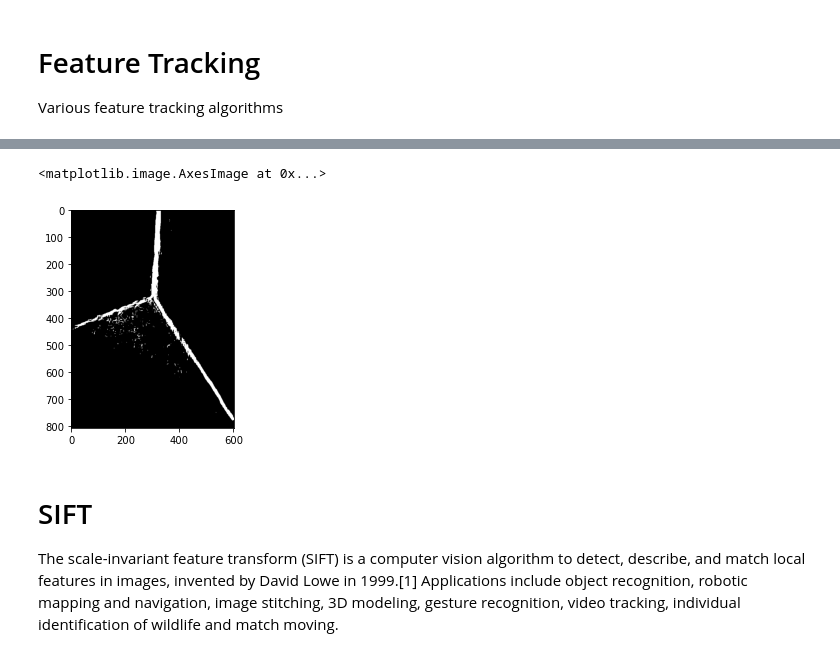
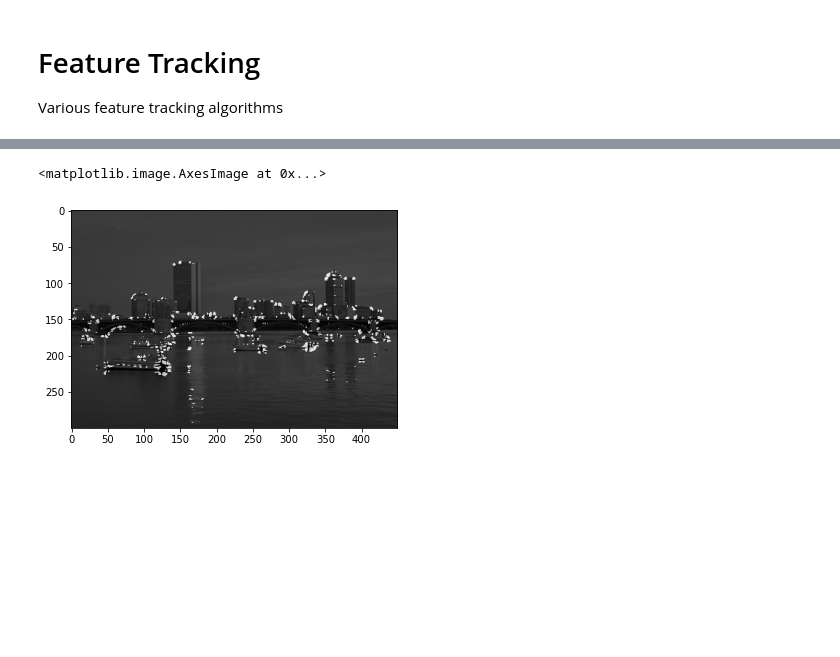
Before and after one commit to Tsmorz/computer-vision, a Jupyter notebook: Project 2/FeatureTracking.ipynb, the cells around one changed output, grey strips where cells are left out. Saved outputs shown, nothing was run; the diff lists cells and outputs as text; code cells hidden in the pictures; blank space fills up the shorter version.

```diff
--- a/Project 2/FeatureTracking.ipynb
+++ b/Project 2/FeatureTracking.ipynb
@@ -47,6 +47,7 @@ def reduceRes(image,factor):
 
 
 # Box filter for smoothing
-def boxFilter(rc):
+def boxFilter(image,rc):
     box = np.ones([rc,rc])/rc**2
-    return box
+    image = nd.convolve(gray,box)
+    return image
@@ -53,30 +57,10 @@ def boxFilter(rc):
 # %%
 # Load image
-file = 'edges.jpg'
-im = Image.open(file)
+file = 'boston_skyline.jpg'
+image = Image.open(file)
 
 # Reduce resolution
-im = reduceRes(im,5)
+image = reduceRes(image,2)
 
 # Convert to grayscale
-gray = rgb2gray(im)
+gray = rgb2gray(image)
-# %%
-# Smooth image
-smooth = nd.convolve(gray,boxFilter(11))
-
-# Find gradients
-Ix = Sobelx(smooth)
-Iy = Sobely(smooth)
-mag = np.sqrt(Ix**2+Iy**2)
-
-threshold = 0.25
-mask = 1*( mag >= threshold*np.amax(mag))
-
-# Show Image
-plt.imshow(mask, cmap='gray')
-# %% [output]
-<matplotlib.image.AxesImage at 0x...>
-[figure, removed]
-# %% [markdown]
-# SIFT
-The scale-invariant feature transform (SIFT) is a computer vision algorithm to detect, describe, and match local features in images, invented by David Lowe in 1999.[1] Applications include object recognition, robotic mapping and navigation, image stitching, 3D modeling, gesture recognition, video tracking, individual identification of wildlife and match moving.
@@ -84,0 +67,35 @@ The scale-invariant feature transform (SIFT) is a computer vision algorithm to d
+# %%
+def HarrisCorner(image,threshold):
+    corners = np.zeros([image.shape[0],image.shape[1]])
+
+    # Find gradients
+    Ix = Sobelx(image)
+    Iy = Sobely(image)
+
+    Ixx = Ix**2
+    Iyy = Iy**2
+
+    detM = Ixx*Iyy
+    traceM = Ixx+Iyy
+    k = 0.05
+    R = detM - k*traceM**2
+
+    # Threshold values
+    corners = R >= threshold*np.amax(R)
+
+    # Nonmax Supression
+    #corners = nd.maximum_filter(corners, size=[5,5])
+    #corners = 1*( R >= threshold*np.amax(R))
+
+    return corners
+# %%
+# Smooth image
+smooth = boxFilter(gray,5)
+
+threshold = 0.01
+corners = HarrisCorner(smooth,threshold)
+plt.imshow(gray, cmap = "gray")
+plt.imshow(corners, cmap = "gray", alpha=0.7)
+# %% [output]
+<matplotlib.image.AxesImage at 0x...>
+[figure, added]
```
Also changed, not shown: parts of 6 cells of this notebook, 2 other files.
